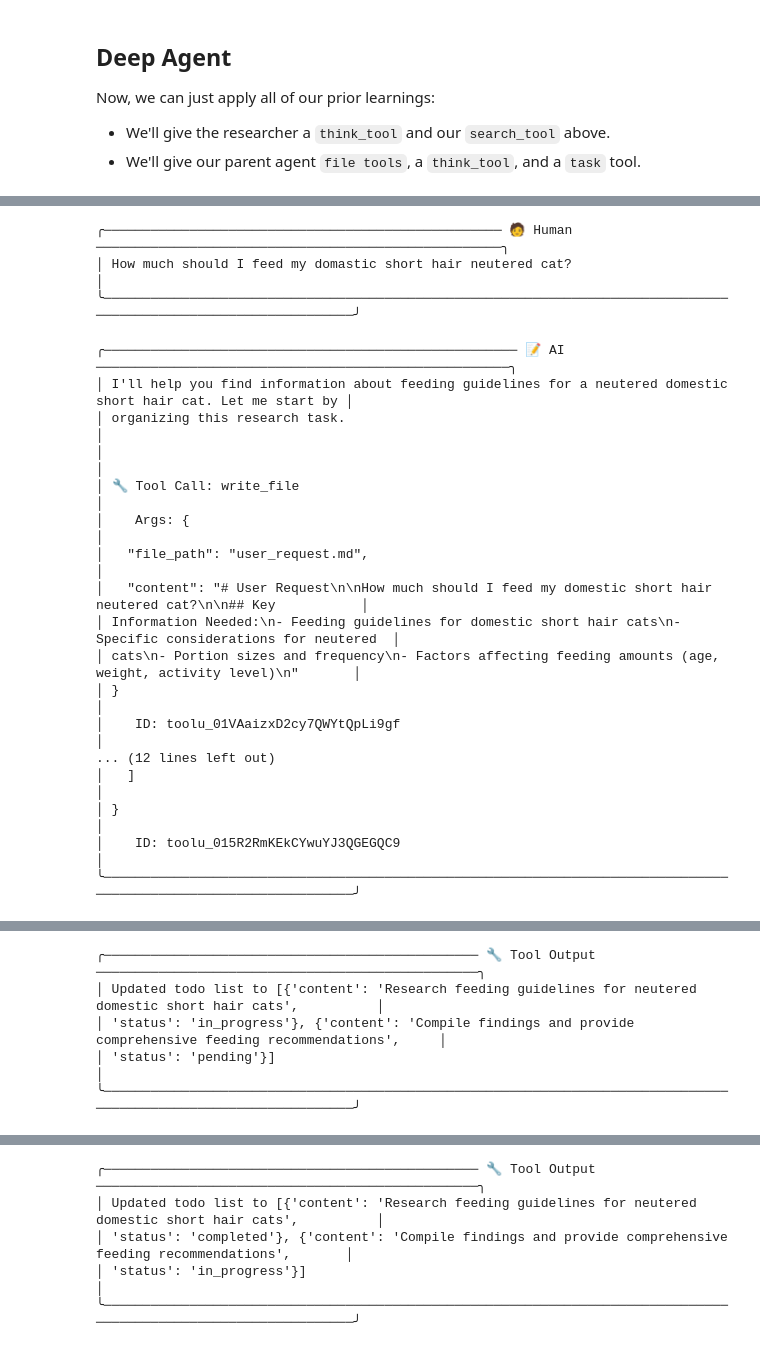
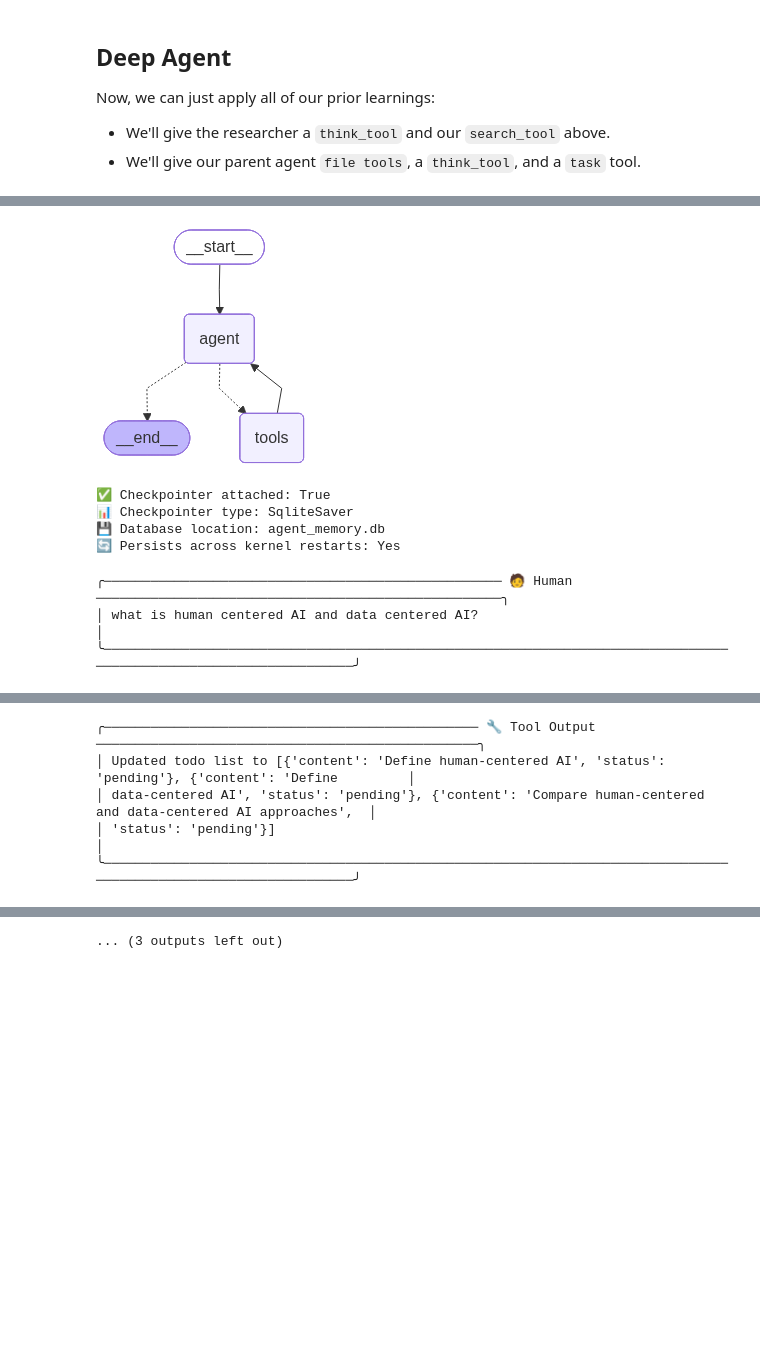
Before and after one commit to ChrisTian206/LLM_Veterinary_AI, a Jupyter notebook: pawsitive_v2_ReAct/react_agent.ipynb, the cells around one changed output, grey strips where cells are left out. Drawn from its saved outputs; the diff is of its cells as text; code cells hidden in the pictures; blank space fills up the shorter version.

Commit message:
added sqlite local memory and invoke config

```diff
--- a/pawsitive_v2_ReAct/react_agent.ipynb
+++ b/pawsitive_v2_ReAct/react_agent.ipynb
@@ -255,7 +255,8 @@ from tools_and_prompts.task_tool import _create_task_tool
 from tools_and_prompts.todo_tools import write_todos, read_todos
 # %%
 # Create agent using create_react_agent directly
-model = init_chat_model(model="anthropic:claude-sonnet-4-5-20250929",temperature=0.5)
+# model = init_chat_model(model="anthropic:claude-sonnet-4-5-20250929",temperature=0.5)
+model = init_chat_model(model="ollama:qwen3:8b",temperature=0.5)
 
 # Limits
 max_concurrent_research_units = 3
@@ -304,0 +319,16 @@ INSTRUCTIONS = (
+# %%
+# Import SQLite checkpointer for persistent external memory
+import sqlite3
+from langgraph.checkpoint.sqlite import SqliteSaver
+
+# Create SQLite database connection
+# Using a file-based database for persistence across kernel restarts
+db_path = "agent_memory.db"
+conn = sqlite3.connect(db_path, check_same_thread=False)
+
+# Create the SQLite checkpointer
+memory = SqliteSaver(conn)
+
+print(f"✅ SQLite checkpointer created")
+print(f"💾 Database location: {db_path}")
+print(f"🔄 Persists across kernel restarts: Yes")
@@ -305,39 +339,46 @@ INSTRUCTIONS = (
 # %%
 from utils import format_messages
+from IPython.display import Image, display
+
 agent = create_react_agent(
-    model, all_tools, prompt=INSTRUCTIONS, state_schema=DeepAgentState
+    model,
+    all_tools,
+    prompt=INSTRUCTIONS,
+    state_schema=DeepAgentState,
+    checkpointer=memory
 )
+
+# Show the agent graph
+display(Image(agent.get_graph(xray=True).draw_mermaid_png()))
+
+# Verify checkpointer is attached
+print(f"\n✅ Checkpointer attached: {agent.checkpointer is not None}")
+print(f"📊 Checkpointer type: {type(agent.checkpointer).__name__}")
+print(f"💾 Database location: {db_path}")
+print(f"🔄 Persists across kernel restarts: Yes")
+
+# Configure thread for conversation
+config = {"configurable": {"thread_id": "1"}}
 
 result = agent.invoke(
     {
         "messages": [
             {
                 "role": "user",
-                "content": "How much should I feed my domastic short hair neutered cat?",
+                "content": "what is human centered AI and data centered AI?",
             }
         ],
-    }
+    },
+    config=config  # Pass config with thread_id for conversation persistence
 )
 
 format_messages(result["messages"])
 # %% [output]
+[figure, added]
-╭─────────────────────────────────────────────────── 🧑 Human ────────────────────────────────────────────────────╮
-│ How much should I feed my domastic short hair neutered cat?                                                     │
-╰─────────────────────────────────────────────────────────────────────────────────────────────────────────────────╯
+✅ Checkpointer attached: True
+📊 Checkpointer type: SqliteSaver
+💾 Database location: agent_memory.db
+🔄 Persists across kernel restarts: Yes
-╭───────────────────────────────────────────────────── 📝 AI ─────────────────────────────────────────────────────╮
-│ I'll help you find information about feeding guidelines for a neutered domestic short hair cat. Let me start by │
-│ organizing this research task.                                                                                  │
-│                                                                                                                 │
-│ 🔧 Tool Call: write_file                                                                                        │
-│    Args: {                                                                                                      │
-│   "file_path": "user_request.md",                                                                               │
-│   "content": "# User Request\n\nHow much should I feed my domestic short hair neutered cat?\n\n## Key           │
-│ Information Needed:\n- Feeding guidelines for domestic short hair cats\n- Specific considerations for neutered  │
-│ cats\n- Portion sizes and frequency\n- Factors affecting feeding amounts (age, weight, activity level)\n"       │
-│ }                                                                                                               │
-│    ID: toolu_01VAaizxD2cy7QWYtQpLi9gf                                                                           │
-... (12 lines left out)
-│   ]                                                                                                             │
-│ }                                                                                                               │
-│    ID: toolu_015R2RmKEkCYwuYJ3QGEGQC9                                                                           │
+╭─────────────────────────────────────────────────── 🧑 Human ────────────────────────────────────────────────────╮
+│ what is human centered AI and data centered AI?                                                                 │
 ╰─────────────────────────────────────────────────────────────────────────────────────────────────────────────────╯
@@ -346,7 +401,7 @@ format_messages(result["messages"])
 ╰─────────────────────────────────────────────────────────────────────────────────────────────────────────────────╯
 ╭──────────────────────────────────────────────── 🔧 Tool Output ─────────────────────────────────────────────────╮
-│ Updated todo list to [{'content': 'Research feeding guidelines for neutered domestic short hair cats',          │
-│ 'status': 'in_progress'}, {'content': 'Compile findings and provide comprehensive feeding recommendations',     │
+│ Updated todo list to [{'content': 'Define human-centered AI', 'status': 'pending'}, {'content': 'Define         │
+│ data-centered AI', 'status': 'pending'}, {'content': 'Compare human-centered and data-centered AI approaches',  │
 │ 'status': 'pending'}]                                                                                           │
 ╰─────────────────────────────────────────────────────────────────────────────────────────────────────────────────╯
 ╭───────────────────────────────────────────────────── 📝 AI ─────────────────────────────────────────────────────╮
@@ -442,6 +514,2 @@ format_messages(result["messages"])
 ╰─────────────────────────────────────────────────────────────────────────────────────────────────────────────────╯
-╭──────────────────────────────────────────────── 🔧 Tool Output ─────────────────────────────────────────────────╮
-│ Updated todo list to [{'content': 'Research feeding guidelines for neutered domestic short hair cats',          │
-│ 'status': 'completed'}, {'content': 'Compile findings and provide comprehensive feeding recommendations',       │
-│ 'status': 'in_progress'}]                                                                                       │
-╰─────────────────────────────────────────────────────────────────────────────────────────────────────────────────╯
+... (3 outputs left out)
```
Also changed, not shown: parts of 12 cells of this notebook, 7 other files.
